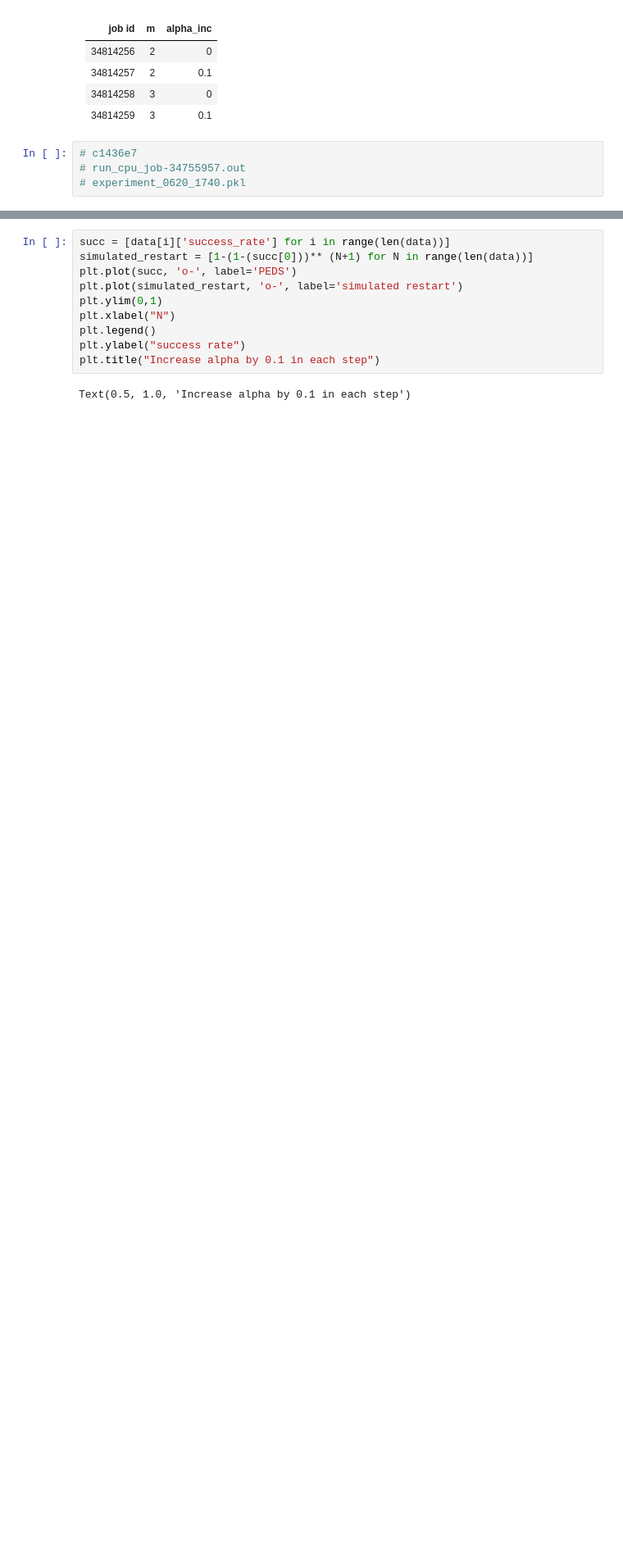
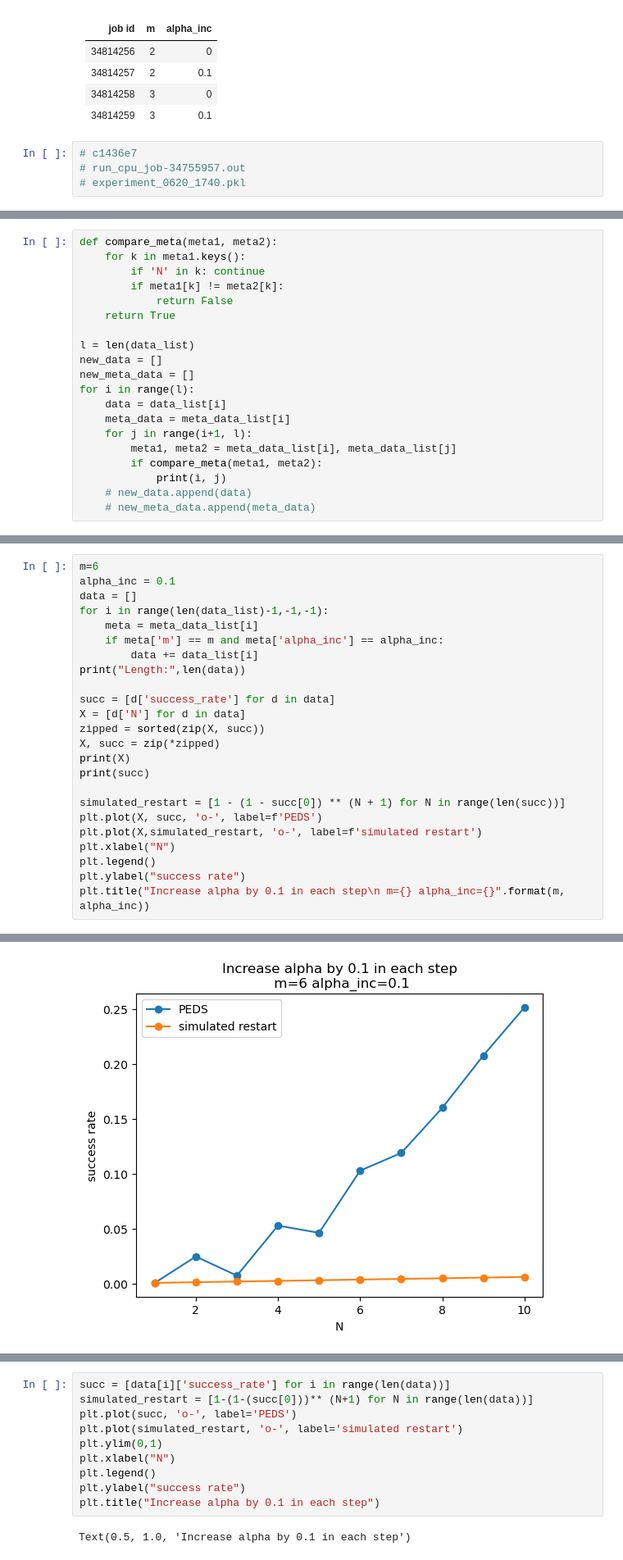
Before and after one commit to charliezchen/SA-PEDS, a Jupyter notebook: optimize_peds.ipynb, the cells around one changed output, grey strips where cells are left out. Shown at 82% size. Saved outputs shown, nothing was run; the diff lists cells and outputs as text; blank space fills up the shorter version.

```diff
--- a/optimize_peds.ipynb
+++ b/optimize_peds.ipynb
@@ -299,0 +310,20 @@ experiment_m2_alphainc0.0_0622_1138.pkl
+# %%
+def compare_meta(meta1, meta2):
+    for k in meta1.keys():
+        if 'N' in k: continue
+        if meta1[k] != meta2[k]:
+            return False
+    return True
+
+l = len(data_list)
+new_data = []
+new_meta_data = []
+for i in range(l):
+    data = data_list[i]
+    meta_data = meta_data_list[i]
+    for j in range(i+1, l):
+        meta1, meta2 = meta_data_list[i], meta_data_list[j]
+        if compare_meta(meta1, meta2):
+            print(i, j)
+    # new_data.append(data)
+    # new_meta_data.append(meta_data)
@@ -299,0 +343,25 @@ experiment_m2_alphainc0.0_0622_1138.pkl
+# %%
+m=6
+alpha_inc = 0.1
+data = []
+for i in range(len(data_list)-1,-1,-1):
+    meta = meta_data_list[i]
+    if meta['m'] == m and meta['alpha_inc'] == alpha_inc:
+        data += data_list[i]
+print("Length:",len(data))
+
+succ = [d['success_rate'] for d in data]
+X = [d['N'] for d in data]
+zipped = sorted(zip(X, succ))
+X, succ = zip(*zipped)
+print(X)
+print(succ)
+
+simulated_restart = [1 - (1 - succ[0]) ** (N + 1) for N in range(len(succ))]
+plt.plot(X, succ, 'o-', label=f'PEDS')
+plt.plot(X,simulated_restart, 'o-', label=f'simulated restart')
+plt.xlabel("N")
+plt.legend()
+plt.ylabel("success rate")
+plt.title("Increase alpha by 0.1 in each step\n m={} alpha_inc={}".format(m, alpha_inc))
+# %% [output]
@@ -299,0 +372 @@ experiment_m2_alphainc0.0_0622_1138.pkl
+[figure, added]
```
Also changed, not shown: parts of 7 cells of this notebook.
